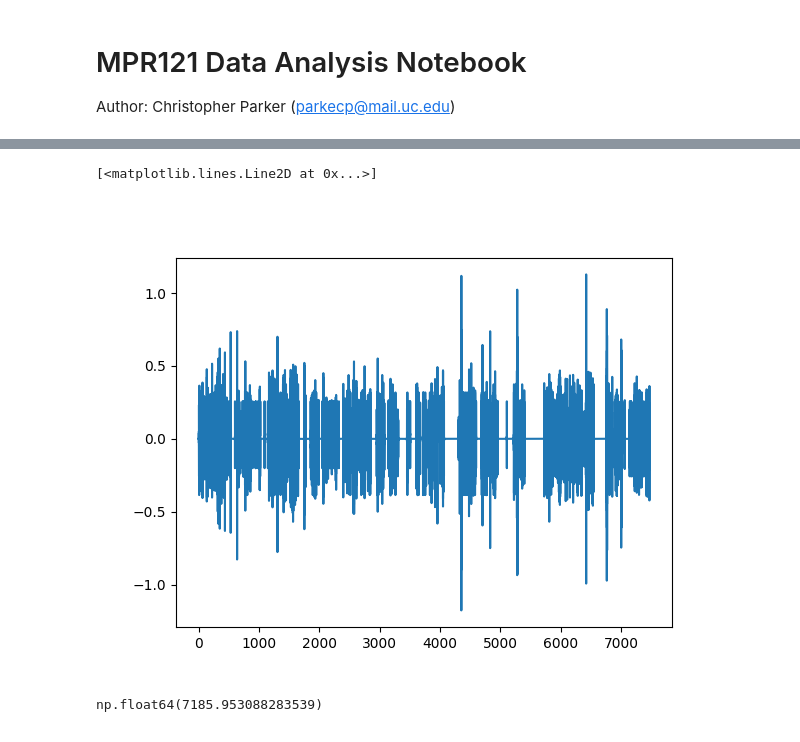
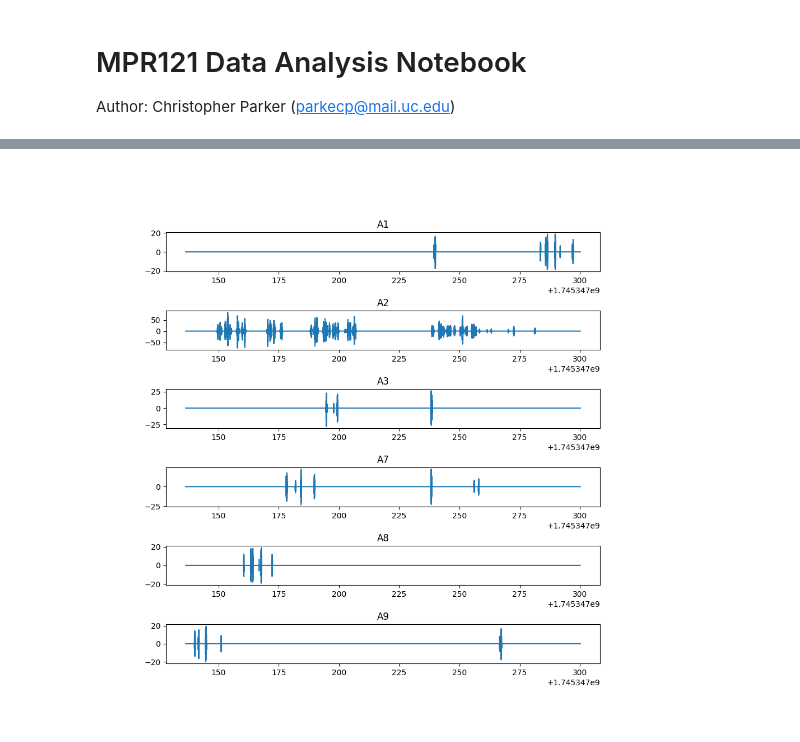
Before and after one commit to cparker-uc/Capacitive-Lick-Detection, a Jupyter notebook: MPR121_DataAnalysis.ipynb, the cells around one changed output, grey strips where cells are left out. Saved outputs shown, nothing was run; the diff lists cells and outputs as text; code cells hidden in the pictures.

```diff
--- a/MPR121_DataAnalysis.ipynb
+++ b/MPR121_DataAnalysis.ipynb
@@ -78,3 +92,13 @@ axes.plot(time_data, cap_data)
 # %%
-import scipy
-b, a = scipy.signal.butter(4, [8, 12], btype='bandpass', fs=fs)
+%matplotlib widget
+fig, axes = plt.subplots(nrows=len(data_by_animal.keys()), figsize=(10,10))
+plt.subplots_adjust(hspace=1)
+for idx, (animal,data) in enumerate(data_by_animal.items()):
+    b, a = ssignal.butter(4, [8, 12], btype='bandpass', fs=data['fs'])
+    filtered_data = ssignal.filtfilt(b, a, data['cap_data'])
+    filtered_data = [0 if np.abs(x) < 5 else x for x in filtered_data]
+    data['filtered_data'] = filtered_data
+    axes[idx].plot(data['time_data'], data['filtered_data'])
+    axes[idx].set(title=animal)
+# %% [output]
+[figure, added]
@@ -85,11 +104,0 @@ filtered_data = scipy.signal.filtfilt(b, a, cap_data)
-# %%
-%matplotlib widget
-fig, axes = plt.subplots(nrows=1)
-axes.plot(time_data, filtered_data)
-# %% [output]
-[<matplotlib.lines.Line2D at 0x...>]
-[figure, removed]
-# %%
-time_data[0,-1]
-# %% [output]
-np.float64(7185.953088283539)
```
Also changed, not shown: parts of 10 cells of this notebook, 2 other files.
